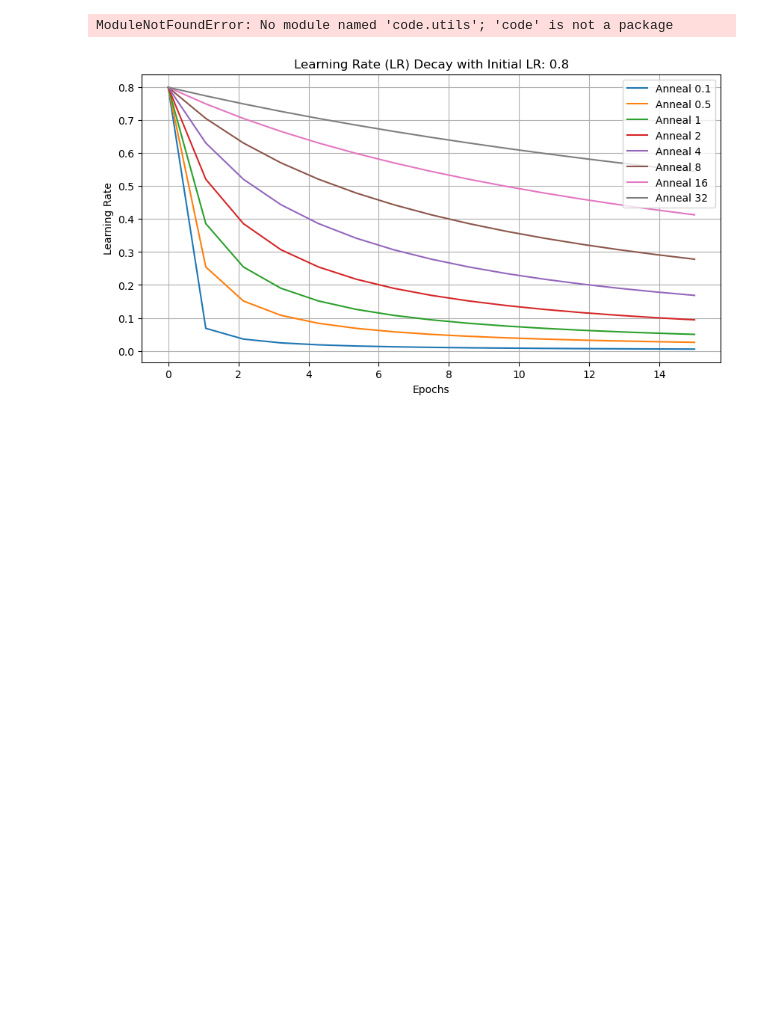
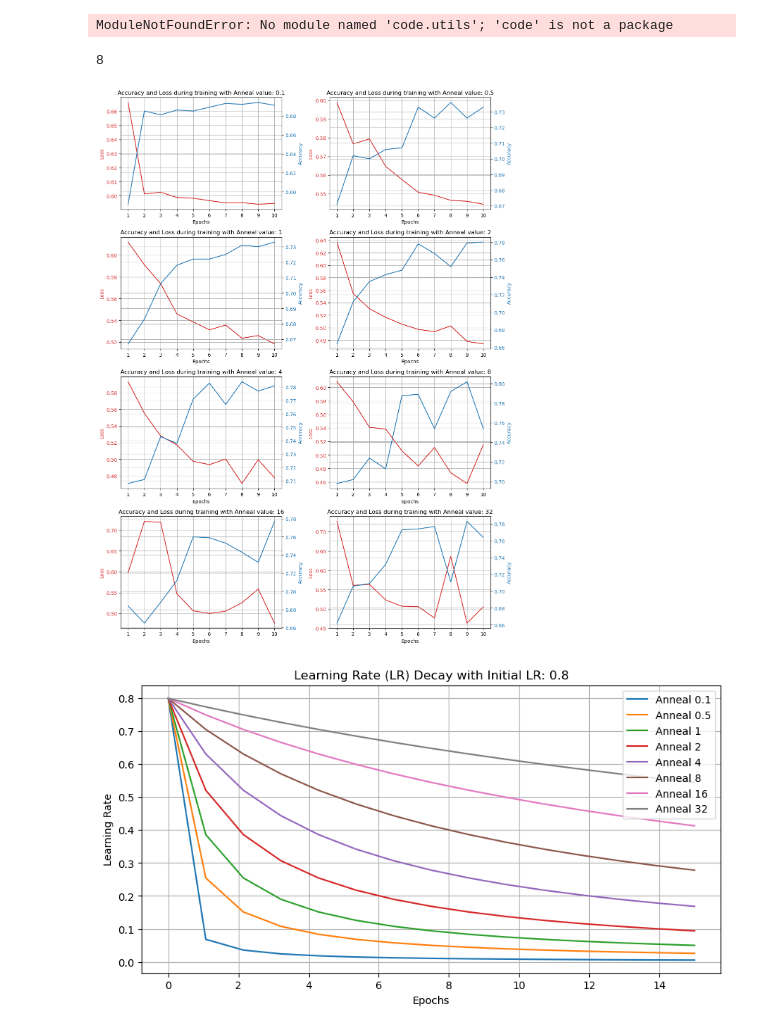
Before and after one commit to ericjanto/number-agreement, a Jupyter notebook: testing.ipynb, the cells around one changed output. Cells and saved outputs as stored; diff of their text form; code cells hidden in the pictures; blank space fills up the shorter version.

```diff
--- a/testing.ipynb
+++ b/testing.ipynb
@@ -64,3 +46,33 @@ for model in models:
+# %%
+len(allAnnealData)
+# %% [output]
+8
+# %%
+epochs = range(1, len(lossList) + 1)
+
+for anneal, lossList, accList in allAnnealData:
+
+    color = 'tab:red'
+    ax1.set_xlabel('Epochs')
+    ax1.set_ylabel('Loss', color=color)
+    ax1.plot(epochs, lossList, color=color)
+    ax1.tick_params(axis='y', labelcolor=color)
+    ax1.grid()
+
+    ax2 = ax1.twinx()  # instantiate a second axes that shares the same x-axis
+
+    color = 'tab:blue'
+    ax2.set_ylabel('Accuracy', color=color)  # we already handled the x-label with ax1
+    ax2.plot(epochs, accList, color=color)
+    ax2.tick_params(axis='y', labelcolor=color)
+    ax2.grid()
+
+    subfig.tight_layout()  # otherwise the right y-label is slightly clipped
+
+    plt.xticks(np.arange(min(epochs), max(epochs)+1, 1))
+    plt.title(f"Accuracy and Loss during training with Anneal value: {anneal}")
+# %% [output]
+[figure, added]
 # %%
 import matplotlib.pyplot as plt
 import numpy as np
```
Also changed, not shown: parts of 1 cell of this notebook.
